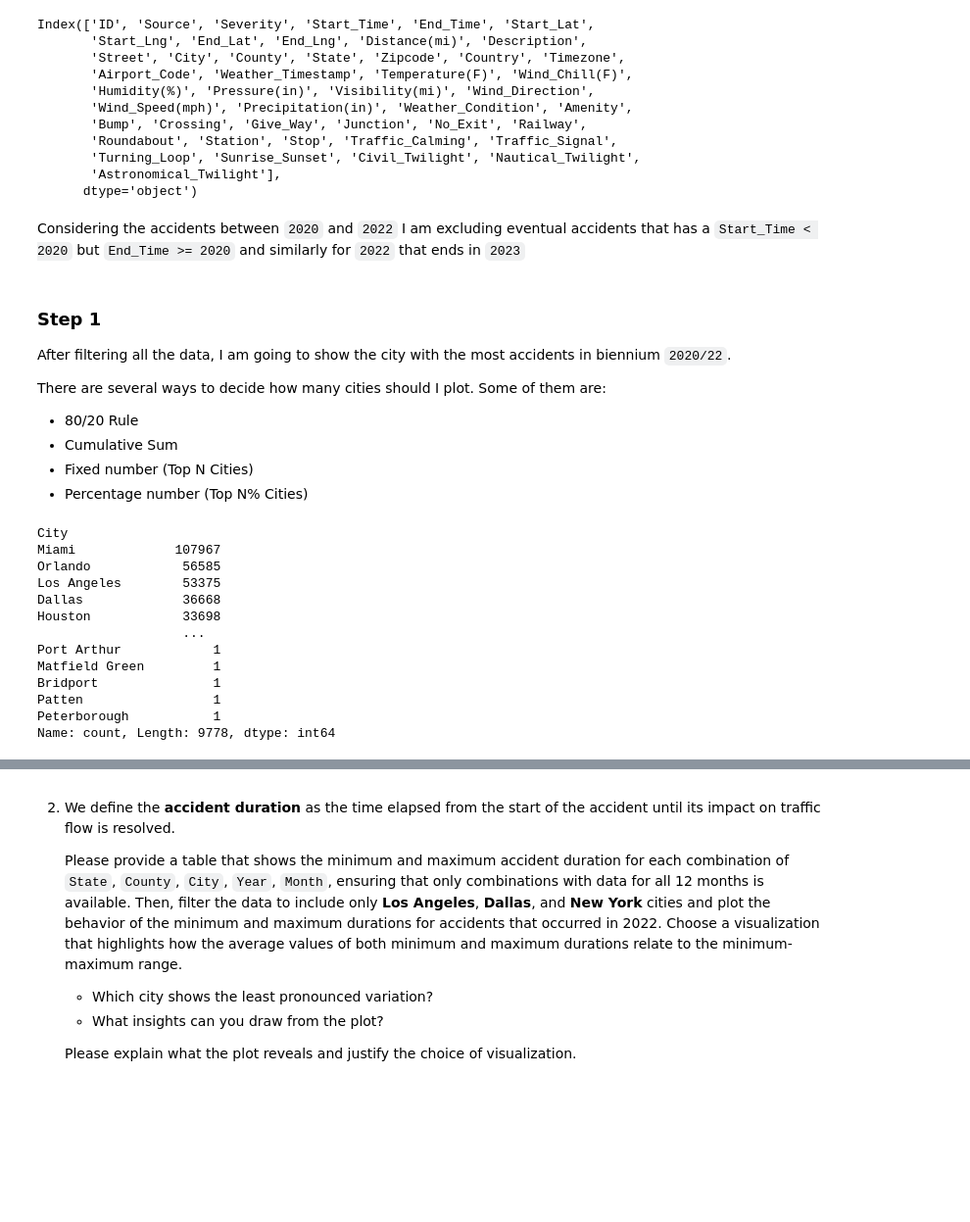
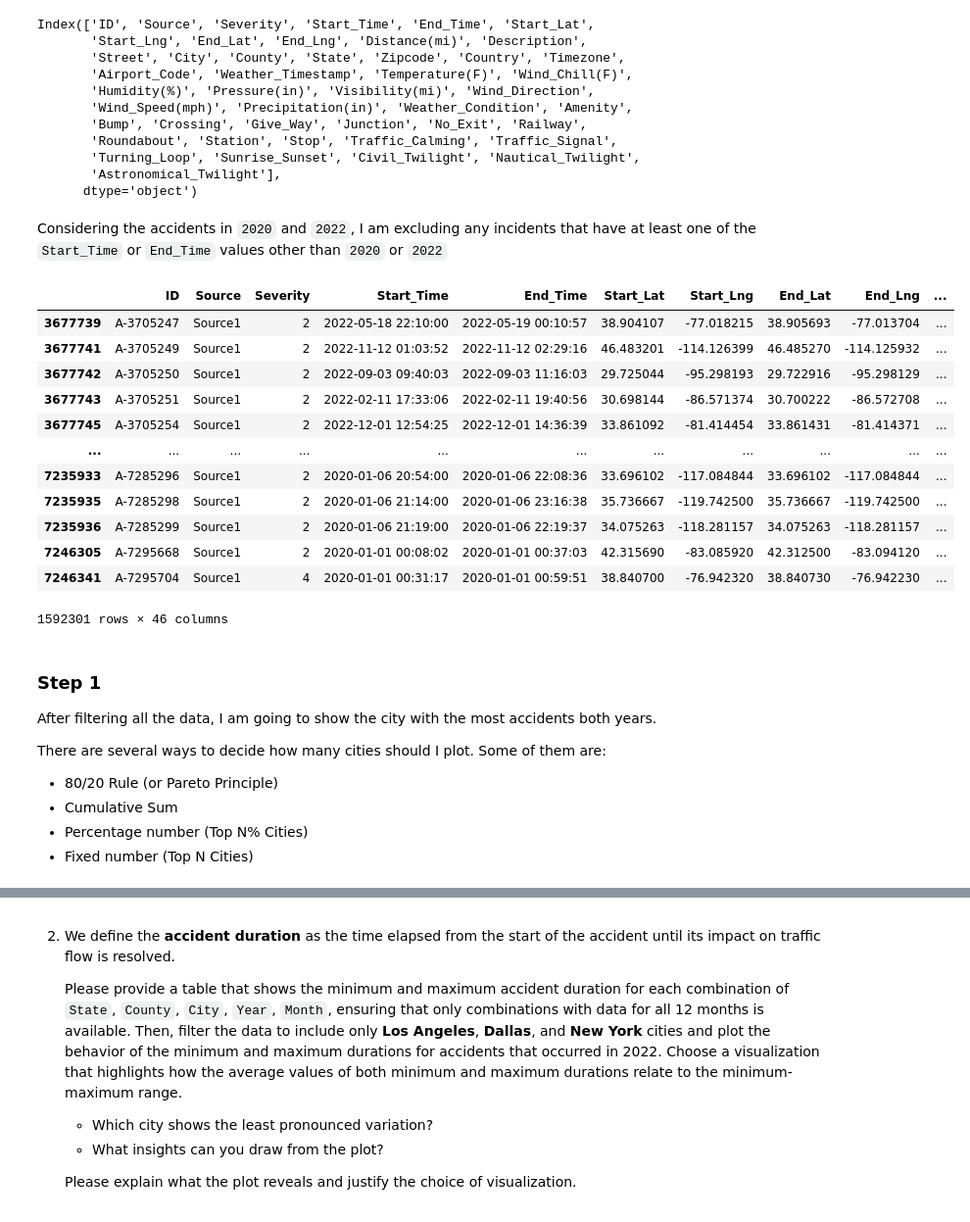
Before and after one commit to MattiaBiancini/Visual-Analytics, a Jupyter notebook: Assignment1/Assignment1.ipynb, the cells around one changed output, grey strips where cells are left out. Shown at 98% size. Saved outputs shown, nothing was run; the diff lists cells and outputs as text; code cells hidden in the pictures; blank space fills up the shorter version.

```diff
--- a/Assignment1/Assignment1.ipynb
+++ b/Assignment1/Assignment1.ipynb
@@ -280,39 +291,40 @@ Index(['ID', 'Source', 'Severity', 'Start_Time', 'End_Time', 'Start_Lat',
        'Astronomical_Twilight'],
       dtype='object')
 # %% [markdown]
-Considering the accidents between `2020` and `2022` I am excluding eventual accidents that has a `Start_Time < 2020` but `End_Time >= 2020` and similarly for `2022` that ends in `2023`
+Considering the accidents in `2020` and `2022`, I am excluding any incidents that have at least one of the `Start_Time` or `End_Time` values other than `2020` or `2022`
 # %%
-year_start = 2020
-year_end = 2022
+years = {2020, 2022}
+colors = {2020 : "steelblue", 2022 : "indianred"}
 
 df_accidents['Start_Time'] = pd.to_datetime(df_accidents['Start_Time'], errors='coerce')
 df_accidents['End_Time'] = pd.to_datetime(df_accidents['End_Time'], errors='coerce')
 
-df_accidents.query('Start_Time.dt.year >= @year_start and End_Time.dt.year <= @year_end', inplace=True)
+#print(df_accidents['Start_Time'].isna().sum())
+#print(df_accidents['End_Time'].isna().sum())
+
+df_accidents.query('Start_Time.dt.year in @years and End_Time.dt.year in @years', inplace=True)
+df_accidents
+# %% [output]
+|  | ID | Source | Severity | Start_Time | End_Time | Start_Lat | Start_Lng | End_Lat | End_Lng | ... |
+| 3677739 | A-3705247 | Source1 | 2 | 2022-05-18 22:10:00 | 2022-05-19 00:10:57 | 38.904107 | -77.018215 | 38.905693 | -77.013704 | ... |
+| 3677741 | A-3705249 | Source1 | 2 | 2022-11-12 01:03:52 | 2022-11-12 02:29:16 | 46.483201 | -114.126399 | 46.485270 | -114.125932 | ... |
+| 3677742 | A-3705250 | Source1 | 2 | 2022-09-03 09:40:03 | 2022-09-03 11:16:03 | 29.725044 | -95.298193 | 29.722916 | -95.298129 | ... |
+| 3677743 | A-3705251 | Source1 | 2 | 2022-02-11 17:33:06 | 2022-02-11 19:40:56 | 30.698144 | -86.571374 | 30.700222 | -86.572708 | ... |
+| 3677745 | A-3705254 | Source1 | 2 | 2022-12-01 12:54:25 | 2022-12-01 14:36:39 | 33.861092 | -81.414454 | 33.861431 | -81.414371 | ... |
+| ... | ... | ... | ... | ... | ... | ... | ... | ... | ... | ... |
+| 7235933 | A-7285296 | Source1 | 2 | 2020-01-06 20:54:00 | 2020-01-06 22:08:36 | 33.696102 | -117.084844 | 33.696102 | -117.084844 | ... |
+| 7235935 | A-7285298 | Source1 | 2 | 2020-01-06 21:14:00 | 2020-01-06 23:16:38 | 35.736667 | -119.742500 | 35.736667 | -119.742500 | ... |
+| 7235936 | A-7285299 | Source1 | 2 | 2020-01-06 21:19:00 | 2020-01-06 22:19:37 | 34.075263 | -118.281157 | 34.075263 | -118.281157 | ... |
+| 7246305 | A-7295668 | Source1 | 2 | 2020-01-01 00:08:02 | 2020-01-01 00:37:03 | 42.315690 | -83.085920 | 42.312500 | -83.094120 | ... |
+| 7246341 | A-7295704 | Source1 | 4 | 2020-01-01 00:31:17 | 2020-01-01 00:59:51 | 38.840700 | -76.942320 | 38.840730 | -76.942230 | ... |
+1592301 rows × 46 columns
 # %% [markdown]
 ### Step 1
 
-After filtering all the data, I am going to show the city with the most accidents in biennium `2020/22`.
+After filtering all the data, I am going to show the city with the most accidents both years.
 
 There are several ways to decide how many cities should I plot. Some of them are:
-- 80/20 Rule
+- 80/20 Rule (or Pareto Principle)
 - Cumulative Sum
+- Percentage number (Top N% Cities)
 - Fixed number (Top N Cities)
-- Percentage number (Top N% Cities)
-# %%
-accidents = df_accidents.City.value_counts().sort_values(ascending=False)
-accidents
-# %% [output]
-City
-Miami             107967
-Orlando            56585
-Los Angeles        53375
-Dallas             36668
-Houston            33698
-                   ...
-Port Arthur            1
-Matfield Green         1
-Bridport               1
-Patten                 1
-Peterborough           1
-Name: count, Length: 9778, dtype: int64
```
Also changed, not shown: parts of 33 cells of this notebook.
